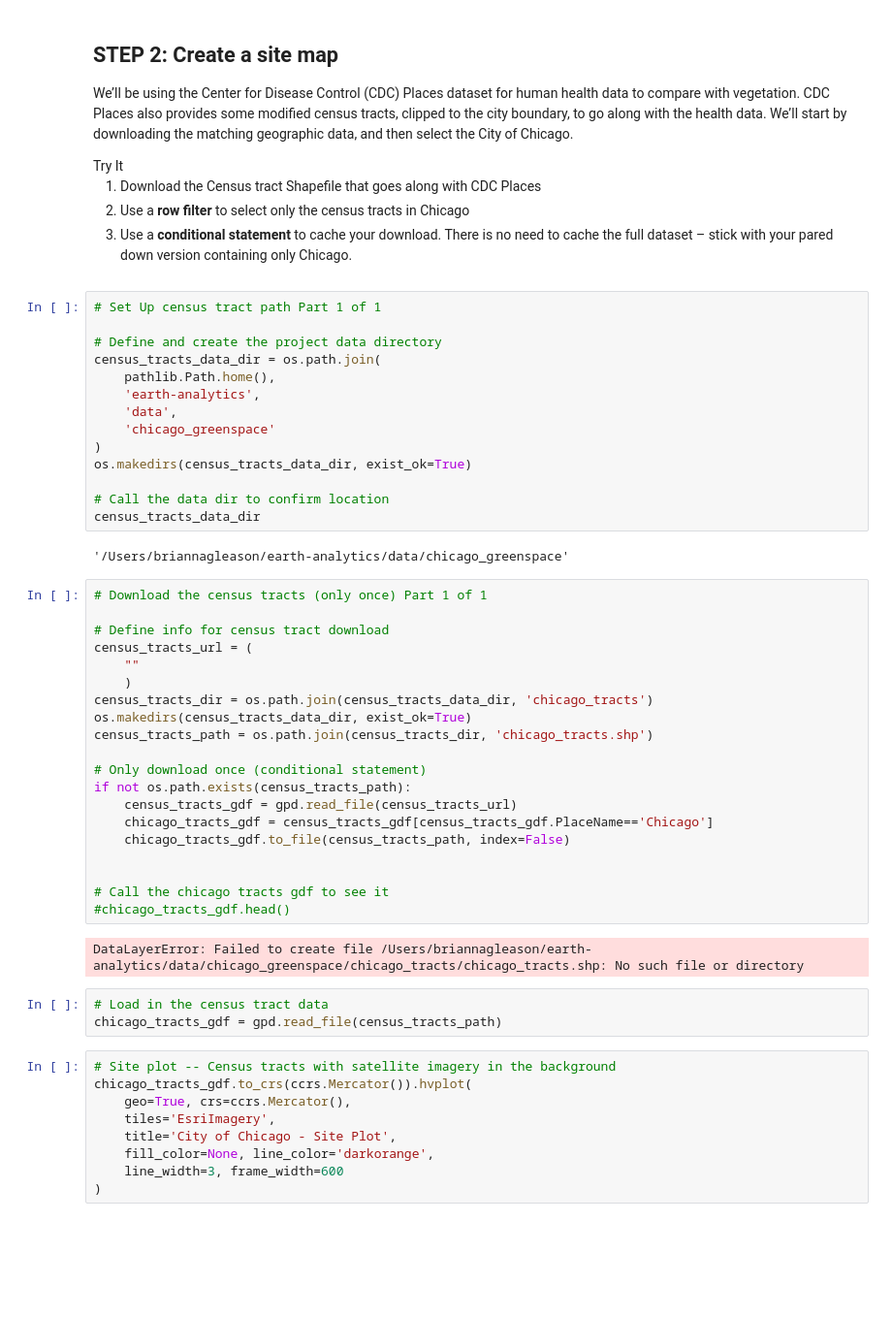
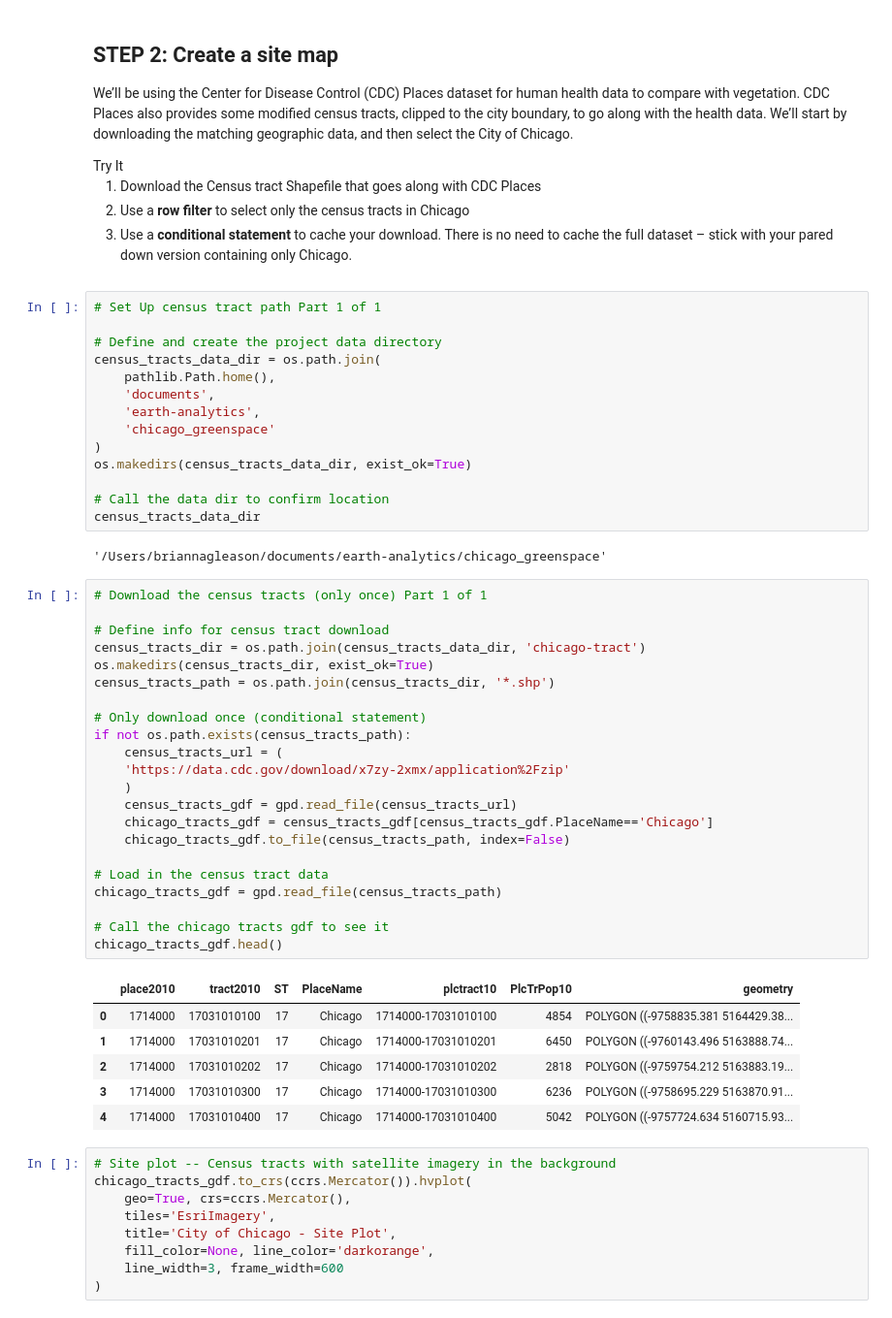
Before and after one commit to earthlab-education/big-data-brglea, a Jupyter notebook: big-data.ipynb, the cells around one changed output. Shown: that part at 97% size. Saved outputs shown, nothing was run; the diff lists cells and outputs as text; blank space fills up the shorter version.

Commit message:
download finally worked still chipping away at this and debugging

```diff
--- a/big-data.ipynb
+++ b/big-data.ipynb
@@ -136,8 +152,8 @@ version containing only Chicago.</li>
 # Define and create the project data directory
 census_tracts_data_dir = os.path.join(
     pathlib.Path.home(),
+    'documents',
     'earth-analytics',
-    'data',
     'chicago_greenspace'
 )
 os.makedirs(census_tracts_data_dir, exist_ok=True)
@@ -145,32 +161,36 @@ os.makedirs(census_tracts_data_dir, exist_ok=True)
 # Call the data dir to confirm location
 census_tracts_data_dir
 # %% [output]
-'/Users/briannagleason/earth-analytics/data/chicago_greenspace'
+'/Users/briannagleason/documents/earth-analytics/chicago_greenspace'
 # %%
 # Download the census tracts (only once) Part 1 of 1
 
 # Define info for census tract download
-census_tracts_url = (
-    ""
-    )
-census_tracts_dir = os.path.join(census_tracts_data_dir, 'chicago_tracts')
-os.makedirs(census_tracts_data_dir, exist_ok=True)
-census_tracts_path = os.path.join(census_tracts_dir, 'chicago_tracts.shp')
+census_tracts_dir = os.path.join(census_tracts_data_dir, 'chicago-tract')
+os.makedirs(census_tracts_dir, exist_ok=True)
+census_tracts_path = os.path.join(census_tracts_dir, '*.shp')
 
 # Only download once (conditional statement)
 if not os.path.exists(census_tracts_path):
+    census_tracts_url = (
+    'https://data.cdc.gov/download/x7zy-2xmx/application%2Fzip'
+    )
     census_tracts_gdf = gpd.read_file(census_tracts_url)
     chicago_tracts_gdf = census_tracts_gdf[census_tracts_gdf.PlaceName=='Chicago']
     chicago_tracts_gdf.to_file(census_tracts_path, index=False)
 
+# Load in the census tract data
+chicago_tracts_gdf = gpd.read_file(census_tracts_path)
 
 # Call the chicago tracts gdf to see it
-#chicago_tracts_gdf.head()
+chicago_tracts_gdf.head()
 # %% [output]
-DataLayerError: Failed to create file /Users/briannagleason/earth-analytics/data/chicago_greenspace/chicago_tracts/chicago_tracts.shp: No such file or directory
+|  | place2010 | tract2010 | ST | PlaceName | plctract10 | PlcTrPop10 | geometry |
+| 0 | 1714000 | 17031010100 | 17 | Chicago | 1714000-17031010100 | 4854 | POLYGON ((-9758835.381 5164429.38... |
+| 1 | 1714000 | 17031010201 | 17 | Chicago | 1714000-17031010201 | 6450 | POLYGON ((-9760143.496 5163888.74... |
+| 2 | 1714000 | 17031010202 | 17 | Chicago | 1714000-17031010202 | 2818 | POLYGON ((-9759754.212 5163883.19... |
+| 3 | 1714000 | 17031010300 | 17 | Chicago | 1714000-17031010300 | 6236 | POLYGON ((-9758695.229 5163870.91... |
+| 4 | 1714000 | 17031010400 | 17 | Chicago | 1714000-17031010400 | 5042 | POLYGON ((-9757724.634 5160715.93... |
-# %%
-# Load in the census tract data
-chicago_tracts_gdf = gpd.read_file(census_tracts_path)
 # %%
 # Site plot -- Census tracts with satellite imagery in the background
 chicago_tracts_gdf.to_crs(ccrs.Mercator()).hvplot(
```
Also changed, not shown: parts of 1 cell of this notebook.
